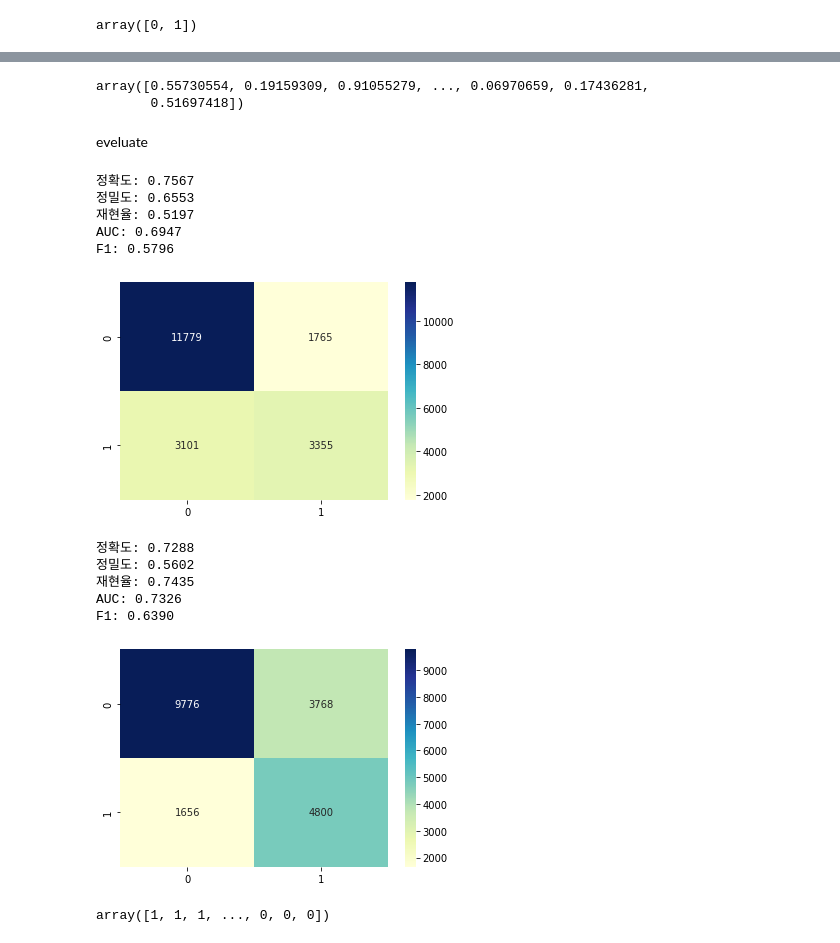
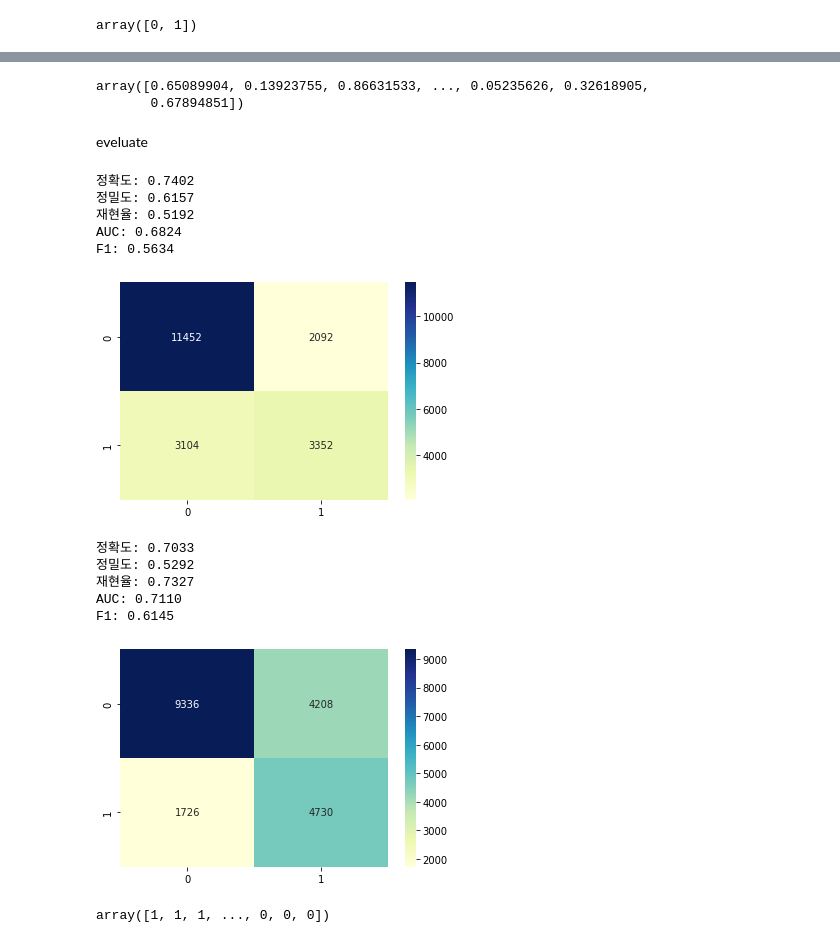
Before and after one commit to DaeYeongMonster/default-prediction, a Jupyter notebook: models/lightgbm1.ipynb, the cells around one changed output, grey strips where cells are left out. Drawn from its saved outputs; the diff is of its cells as text; code cells hidden in the pictures.

Commit message:
lightgbm with RandomizedSearchCV - 5

```diff
--- a/models/lightgbm1.ipynb
+++ b/models/lightgbm1.ipynb
@@ -162,36 +162,30 @@ fit_params['callbacks'] = [lgb.reset_parameter(learning_rate=learning_rate_power
 from scipy.stats import randint as sp_randint
 from scipy.stats import uniform as sp_uniform
 
-# {'learning_rate': 0.1,
-#  'max_depth': 15,
-#  'min_child_samples': 20,
+# {'learning_rate': 0.12,
+#  'max_depth': 20,
+#  'min_child_samples': 15,
+#  'min_child_weight': 1,
 #  'num_leaves': 100,
-#  'reg_alpha': 8}
+#  'reg_alpha': 6,
+#  'reg_lambda': 1}
 
-param_test ={'num_leaves': sp_randint(12, 20),
-             'min_child_samples': sp_randint(40, 100),
-             #'min_child_weight': [1e-5, 1e-3, 1e-2, 1e-1, 1, 1e1, 1e2, 1e3, 1e4],
-             'subsample': sp_uniform(loc=0.75, scale=0.25),
-             'colsample_bytree': sp_uniform(loc=0.8, scale=0.15)#,
-             #'reg_alpha': [0, 1e-3, 1e-1, 1, 10, 50, 100],
-             #'reg_lambda': [0, 1e-3, 1e-1, 1, 10, 50, 100]
-            }
 
 param_test ={'num_leaves': sp_randint(50, 200),
-             'min_child_samples': sp_randint(10, 100),
-             'max_depth': [10, 15, 20],
-             'min_child_weight': [1e-1, 1, 1e1],
-             'learning_rate': [0.07, 0.1, 0.12],
+             'min_child_samples': sp_randint(10, 50),
+             'max_depth': sp_randint(10, 50),
+             'min_child_weight': sp_uniform(loc=0, scale=10),
+             'learning_rate': sp_uniform(loc=0.8, scale=0.5),
             #  'colsample_bytree': sp_uniform(loc=0.8, scale=0.15),
-             'reg_alpha': [6, 8, 10],
-             'reg_lambda': [0, 1e-1, 1, 10]
+             'reg_alpha': sp_randint(1, 10),
+             'reg_lambda': sp_uniform(loc=0, scale=10)
             }
 # %%
 from lightgbm import LGBMClassifier
 from sklearn.model_selection import RandomizedSearchCV, GridSearchCV
 lgbm = LGBMClassifier()
 
-clf = RandomizedSearchCV(lgbm,param_test, scoring='f1_macro',n_iter=100 )
+clf = RandomizedSearchCV(lgbm,param_test, scoring='f1_macro',n_iter=1000 )
 # %%
 clf.fit(X_train, y_train) # _ = gs.fit(X_train, y_train, **fit_params)
 # %% [output]
@@ -242,8 +236,8 @@ y_pred = clf.predict(X_valid)
 y_pred_prob = clf.predict_proba(X_valid)
 y_pred_prob[:,1]
 # %% [output]
-array([0.55730554, 0.19159309, 0.91055279, ..., 0.06970659, 0.17436281,
-       0.51697418])
+array([0.65089904, 0.13923755, 0.86631533, ..., 0.05235626, 0.32618905,
+       0.67894851])
 # %% [markdown]
 eveluate
 # %%
@@ -267,22 +261,22 @@ def get_clf_eval(y_actual, y_pred):
 # 성능 확인
 get_clf_eval(y_valid, y_pred)
 # %% [output]
-정확도: 0.7567
-정밀도: 0.6553
-재현율: 0.5197
-AUC: 0.6947
-F1: 0.5796
+정확도: 0.7402
+정밀도: 0.6157
+재현율: 0.5192
+AUC: 0.6824
+F1: 0.5634
-[figure, old version]
+[figure, new version]
 # %%
 # threshold 변경 및 성능 확인
-get_clf_eval(y_valid, y_pred_prob[:,1]>0.31)
+get_clf_eval(y_valid, y_pred_prob[:,1]>0.28)
 # %% [output]
-정확도: 0.7288
-정밀도: 0.5602
-재현율: 0.7435
-AUC: 0.7326
-F1: 0.6390
+정확도: 0.7033
+정밀도: 0.5292
+재현율: 0.7327
+AUC: 0.7110
+F1: 0.6145
-[figure, old version]
+[figure, new version]
 # %%
 # 제출 양식 다운로드
 submit = pd.read_csv(path + '/data/sample_submission.csv')
```
Also changed, not shown: parts of 4 cells of this notebook, 3 other files.
